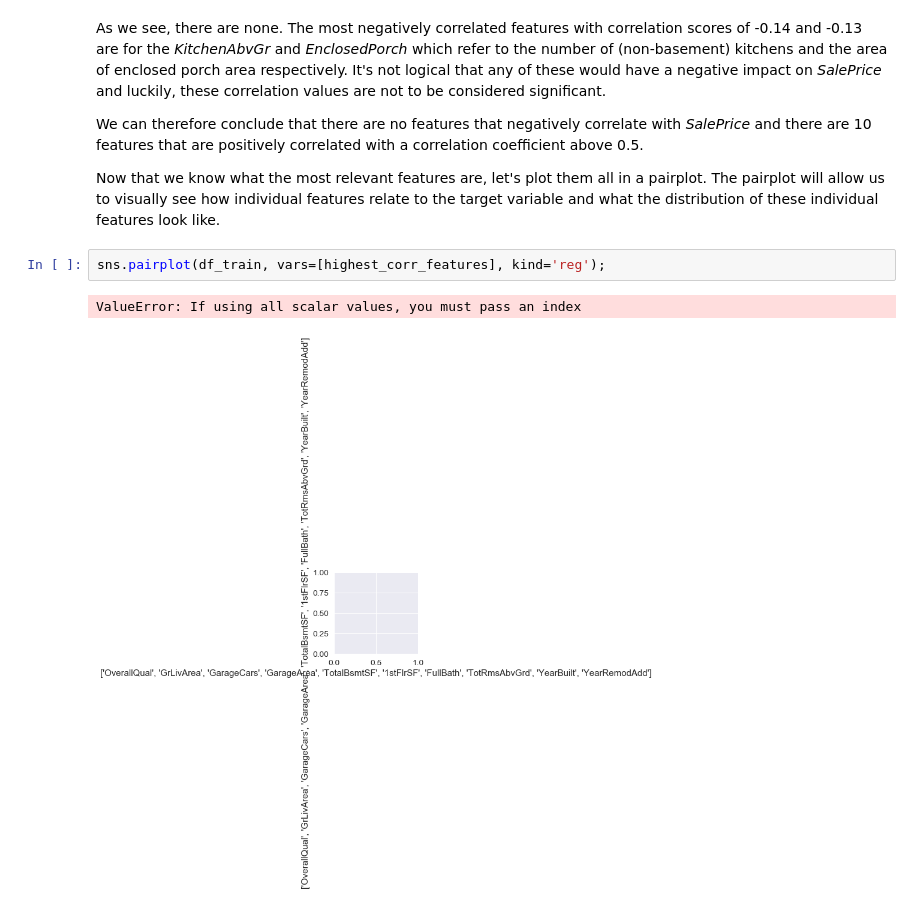
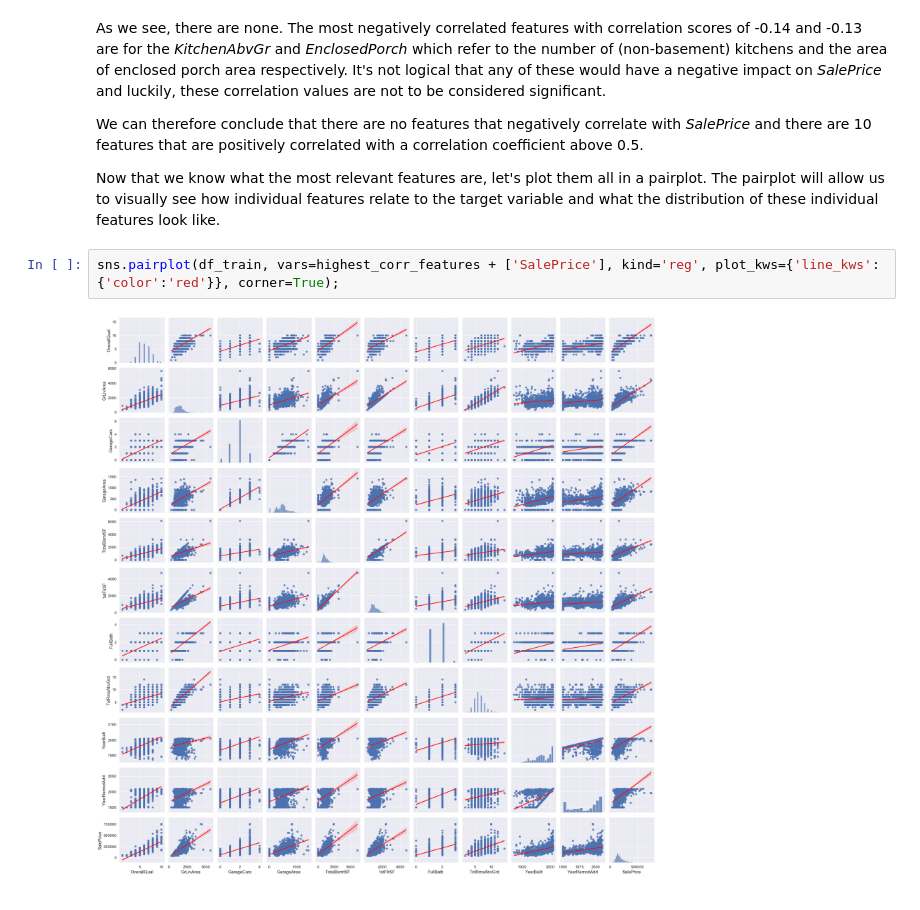
Before and after one commit to leweex95/Housing-Prices-Prediction, a Jupyter notebook: Housing-Prices-Prediction.ipynb, the cells around one changed output. Saved outputs shown, nothing was run; the diff lists cells and outputs as text.

Commit message:
multivariate analysis / pairplot analysis

```diff
--- a/Housing-Prices-Prediction.ipynb
+++ b/Housing-Prices-Prediction.ipynb
@@ -290,7 +283,6 @@ We can therefore conclude that there are no features that negatively correlate w
 
 Now that we know what the most relevant features are, let's plot them all in a pairplot. The pairplot will allow us to visually see how individual features relate to the target variable and what the distribution of these individual features look like.
 # %%
-sns.pairplot(df_train, vars=[highest_corr_features], kind='reg');
+sns.pairplot(df_train, vars=highest_corr_features + ['SalePrice'], kind='reg', plot_kws={'line_kws':{'color':'red'}}, corner=True);
 # %% [output]
-ValueError: If using all scalar values, you must pass an index
-[figure, old version]
+[figure, new version]
```
Also changed, not shown: parts of 8 cells of this notebook.
